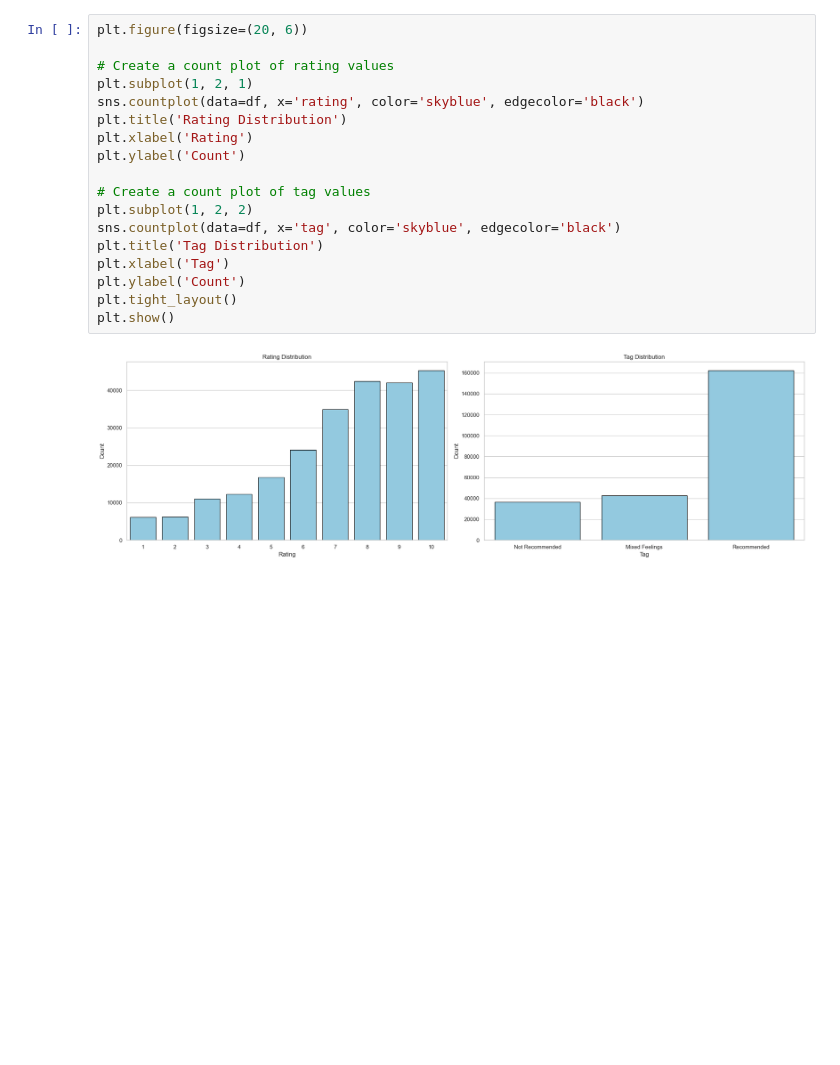
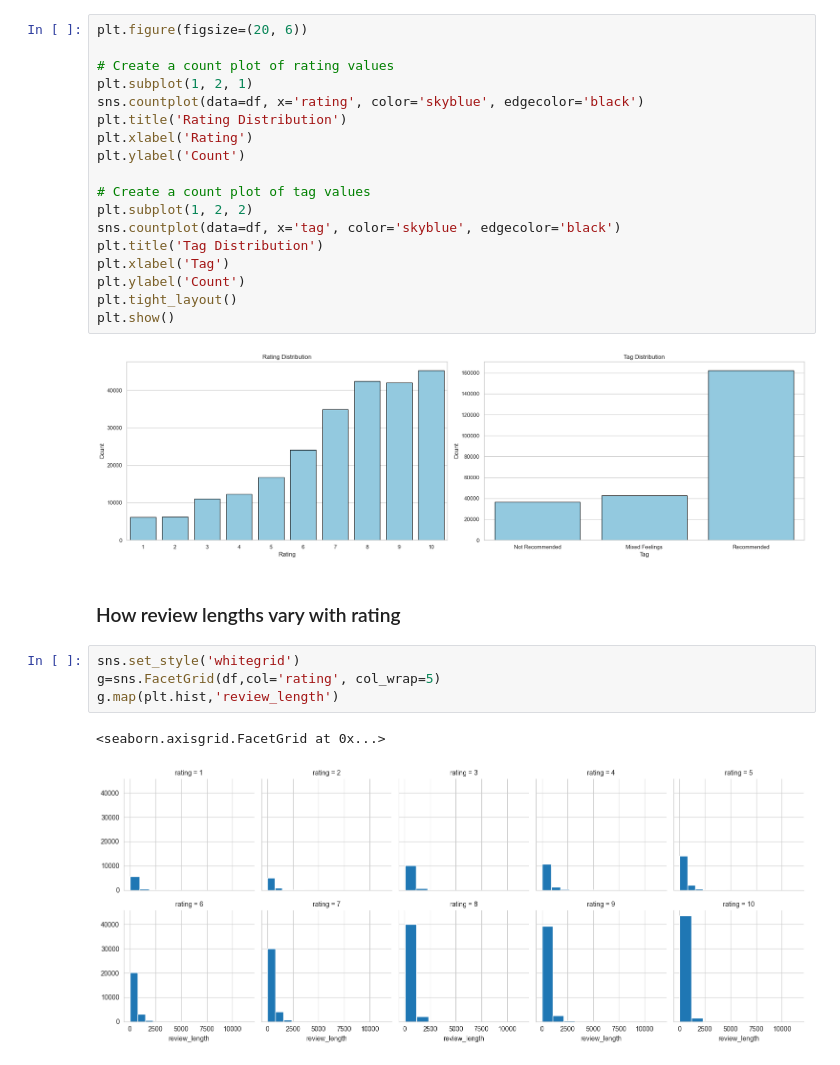
Before and after one commit to svetaku/Anime-Review-Analysis, a Jupyter notebook: data_analysis.ipynb, the cells around one changed output. Cells and saved outputs as stored; diff of their text form; blank space fills up the shorter version.

```diff
--- a/data_analysis.ipynb
+++ b/data_analysis.ipynb
@@ -138,3 +138,12 @@ plt.tight_layout()
 plt.show()
 # %% [output]
 [figure]
+# %% [markdown]
+### How review lengths vary with rating
+# %%
+sns.set_style('whitegrid')
+g=sns.FacetGrid(df,col='rating', col_wrap=5)
+g.map(plt.hist,'review_length')
+# %% [output]
+<seaborn.axisgrid.FacetGrid at 0x...>
+[figure, added]
```
Also changed, not shown: parts of 1 cell of this notebook.
